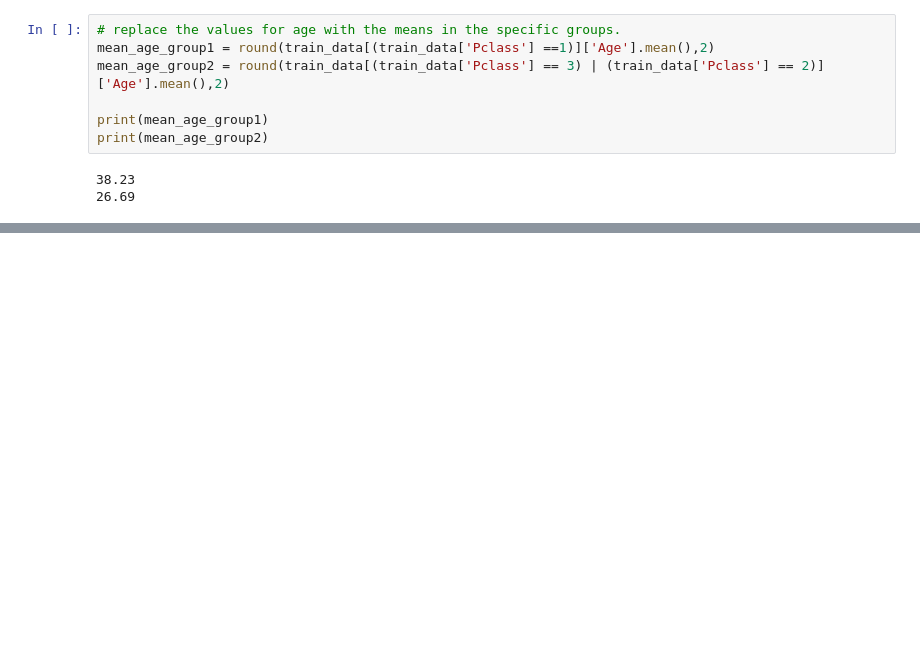
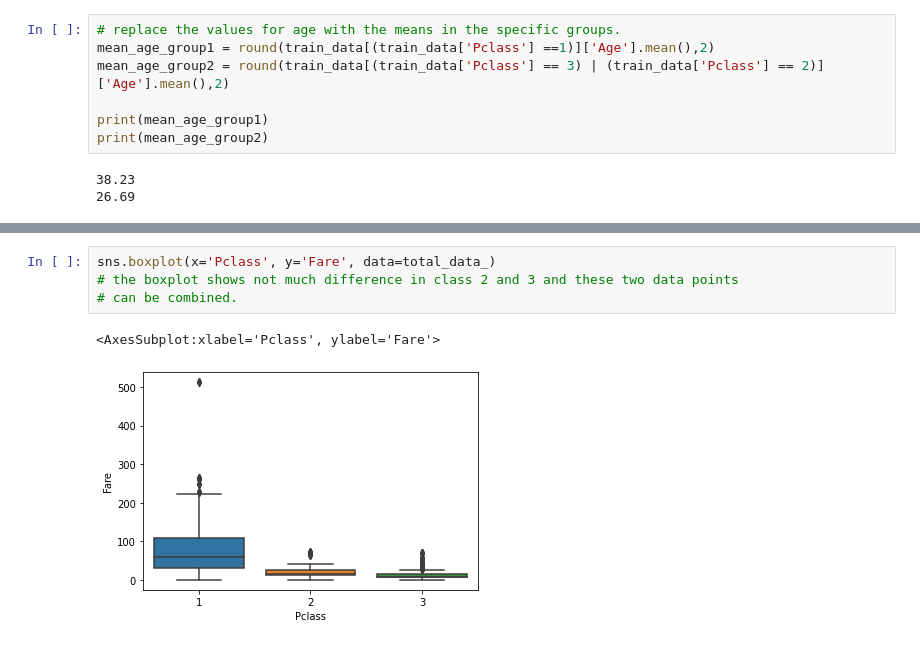
Before and after one commit to bhumika503/titanic, a Jupyter notebook: script.ipynb, the cells around one changed output, grey strips where cells are left out. Cells and saved outputs as stored; diff of their text form; blank space fills up the shorter version.

```diff
--- a/script.ipynb
+++ b/script.ipynb
@@ -161,0 +213,7 @@ train_data['Age']=train_data[['Age','Pclass']].apply(impute_age, axis =1 )
+# %%
+sns.boxplot(x='Pclass', y='Fare', data=total_data_)
+# the boxplot shows not much difference in class 2 and 3 and these two data points
+# can be combined.
+# %% [output]
+<AxesSubplot:xlabel='Pclass', ylabel='Fare'>
+[figure, added]
```
Also changed, not shown: parts of 52 cells of this notebook, 1 other file.
